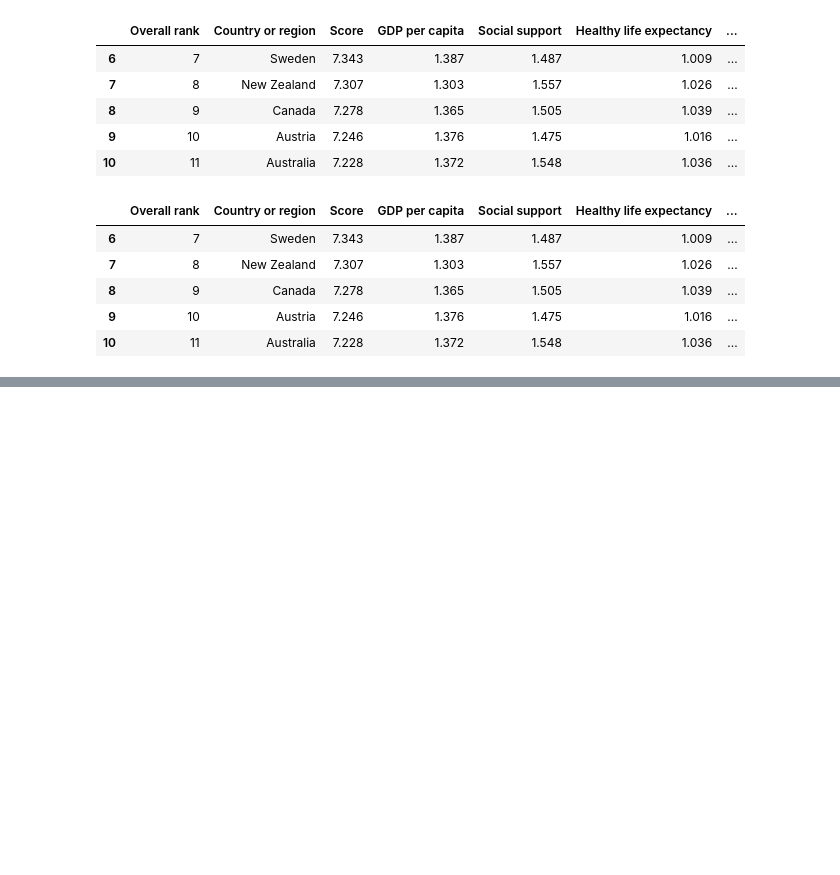
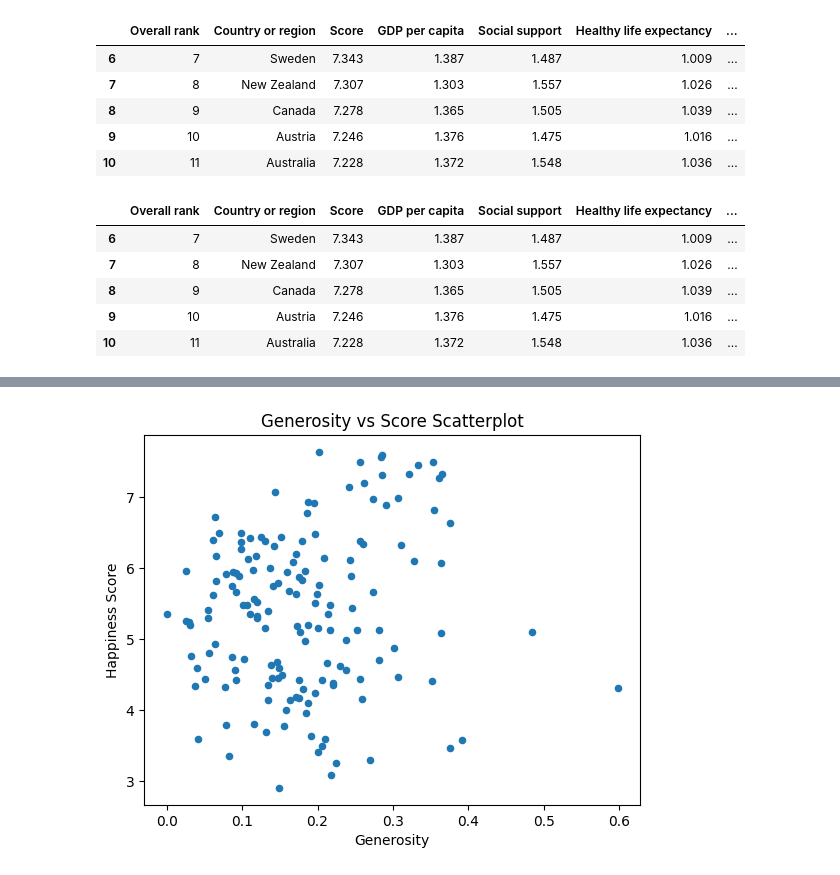
Before and after one commit to Fatai-soliu/python, a Jupyter notebook: Advanced_Python_Bloomberg_Practice2.ipynb, the cells around one changed output, grey strips where cells are left out. Saved outputs shown, nothing was run; the diff lists cells and outputs as text; code cells hidden in the pictures; blank space fills up the shorter version.

```diff
--- a/Advanced_Python_Bloomberg_Practice2.ipynb
+++ b/Advanced_Python_Bloomberg_Practice2.ipynb
@@ -906,0 +1099,10 @@ data.head()
+# %%
+## Corrected approach
+
+graph_data.plot(x="Generosity", y="Score", kind="scatter")
+plt.title("Generosity vs Score Scatterplot")
+plt.xlabel("Generosity")
+plt.ylabel("Happiness Score")
+plt.show()
+# %% [output]
+[figure, added]
```
Also changed, not shown: parts of 30 cells of this notebook.
